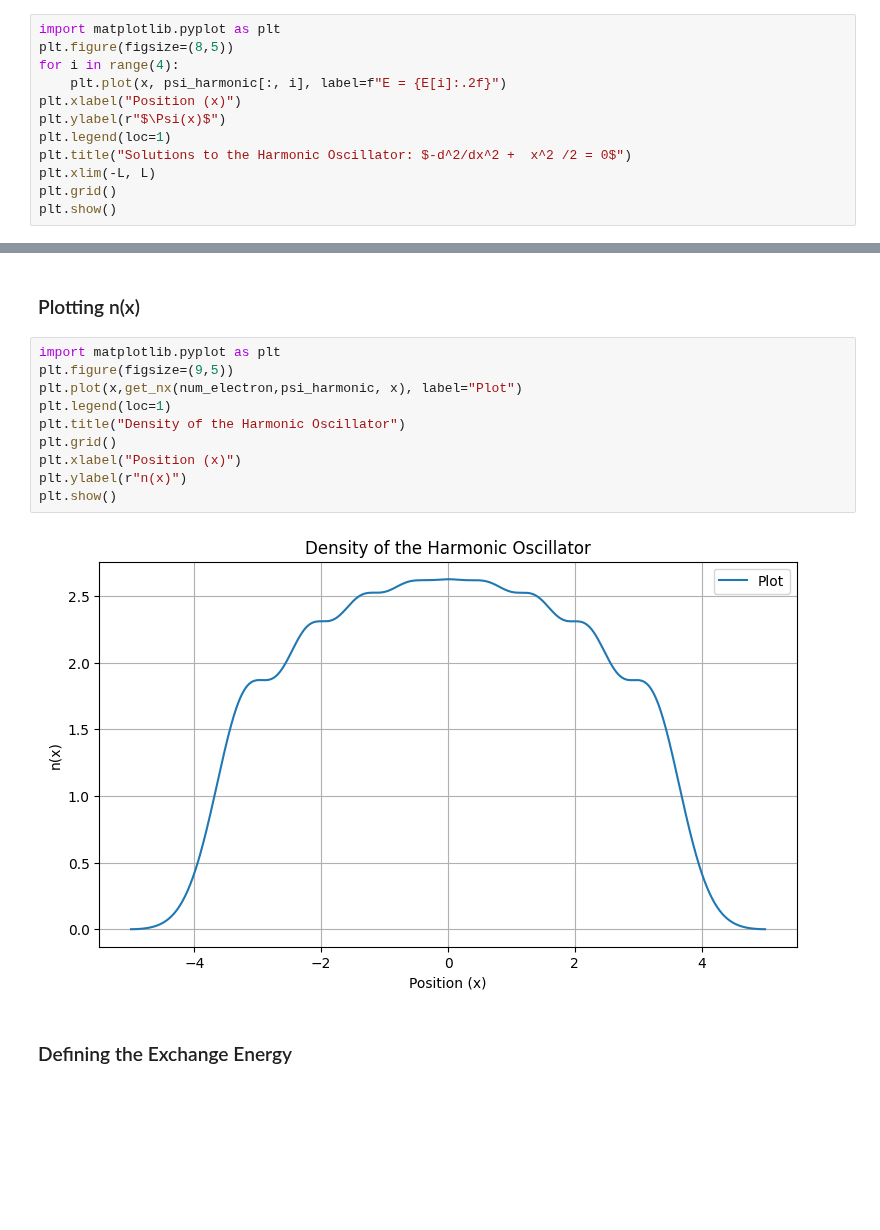
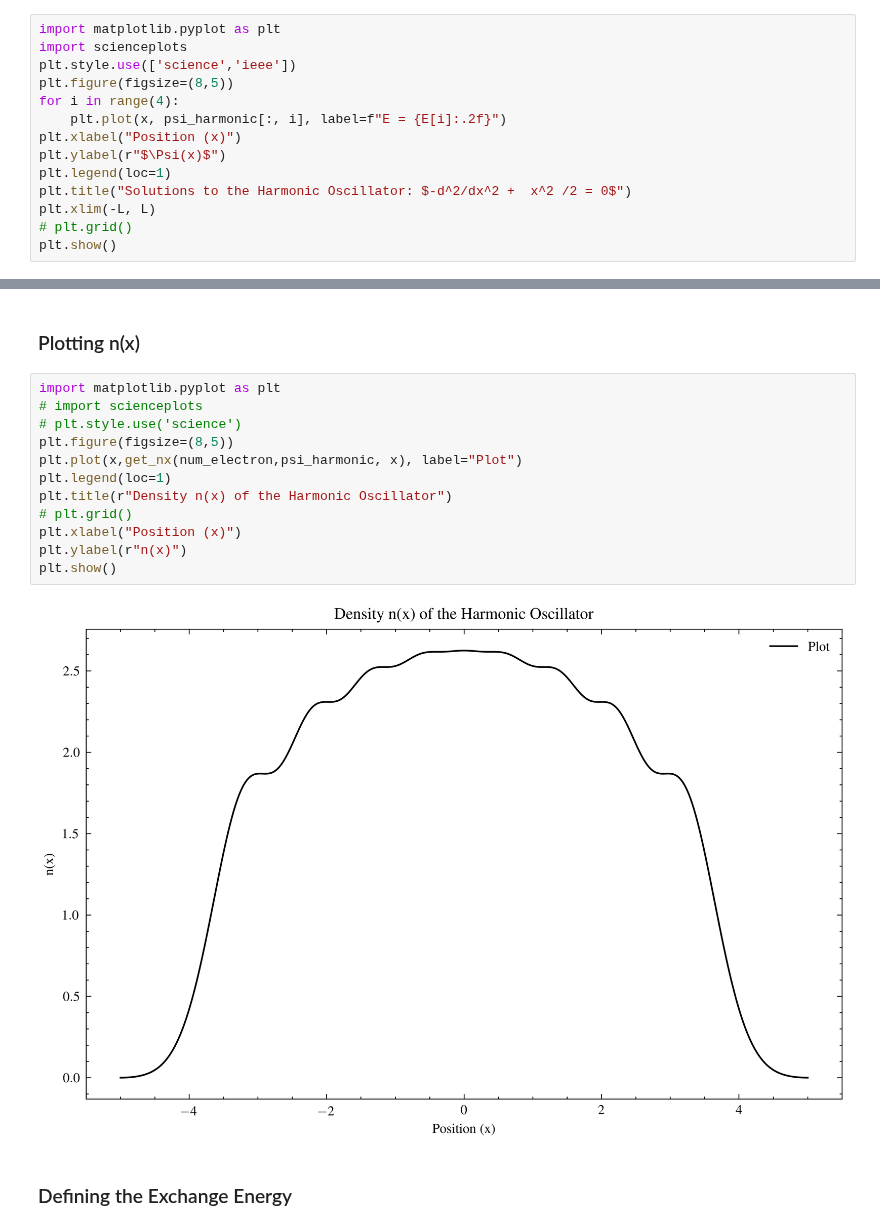
Before and after one commit to ananthapadmanabhan18/P452_Computational_Physics, a Jupyter notebook: Term_Project/QHO_Solution/TP_Exchange_Energy.ipynb, the cells around one changed output, grey strips where cells are left out. Saved outputs shown, nothing was run; the diff lists cells and outputs as text; blank space fills up the shorter version.

Commit message:
Adding Plots

```diff
--- a/Term_Project/QHO_Solution/TP_Exchange_Energy.ipynb
+++ b/Term_Project/QHO_Solution/TP_Exchange_Energy.ipynb
@@ -44,6 +44,8 @@ E, psi_harmonic = np.linalg.eigh(-D2/2+X)   # This returns the eigenvalues and e
 ### Plotting the results
 # %%
 import matplotlib.pyplot as plt
+import scienceplots
+plt.style.use(['science','ieee'])
 plt.figure(figsize=(8,5))
 for i in range(4):
     plt.plot(x, psi_harmonic[:, i], label=f"E = {E[i]:.2f}")
@@ -52,6 +54,6 @@ plt.ylabel(r"$\Psi(x)$")
 plt.legend(loc=1)
 plt.title("Solutions to the Harmonic Oscillator: $-d^2/dx^2 +  x^2 /2 = 0$")
 plt.xlim(-L, L)
-plt.grid()
+# plt.grid()
 plt.show()
 # %% [output]
@@ -90,16 +92,18 @@ def get_nx(num_electron, psi, x):
 ### Plotting n(x)
 # %%
 import matplotlib.pyplot as plt
-plt.figure(figsize=(9,5))
+# import scienceplots
+# plt.style.use('science')
+plt.figure(figsize=(8,5))
 plt.plot(x,get_nx(num_electron,psi_harmonic, x), label="Plot")
 plt.legend(loc=1)
-plt.title("Density of the Harmonic Oscillator")
-plt.grid()
+plt.title(r"Density n(x) of the Harmonic Oscillator")
+# plt.grid()
 plt.xlabel("Position (x)")
 plt.ylabel(r"n(x)")
 plt.show()
 # %% [output]
-[figure, old version]
+[figure, new version]
 # %% [markdown]
 ### Defining the Exchange Energy
 # %%
```
Also changed, not shown: parts of 2 cells of this notebook, 7 other files.
